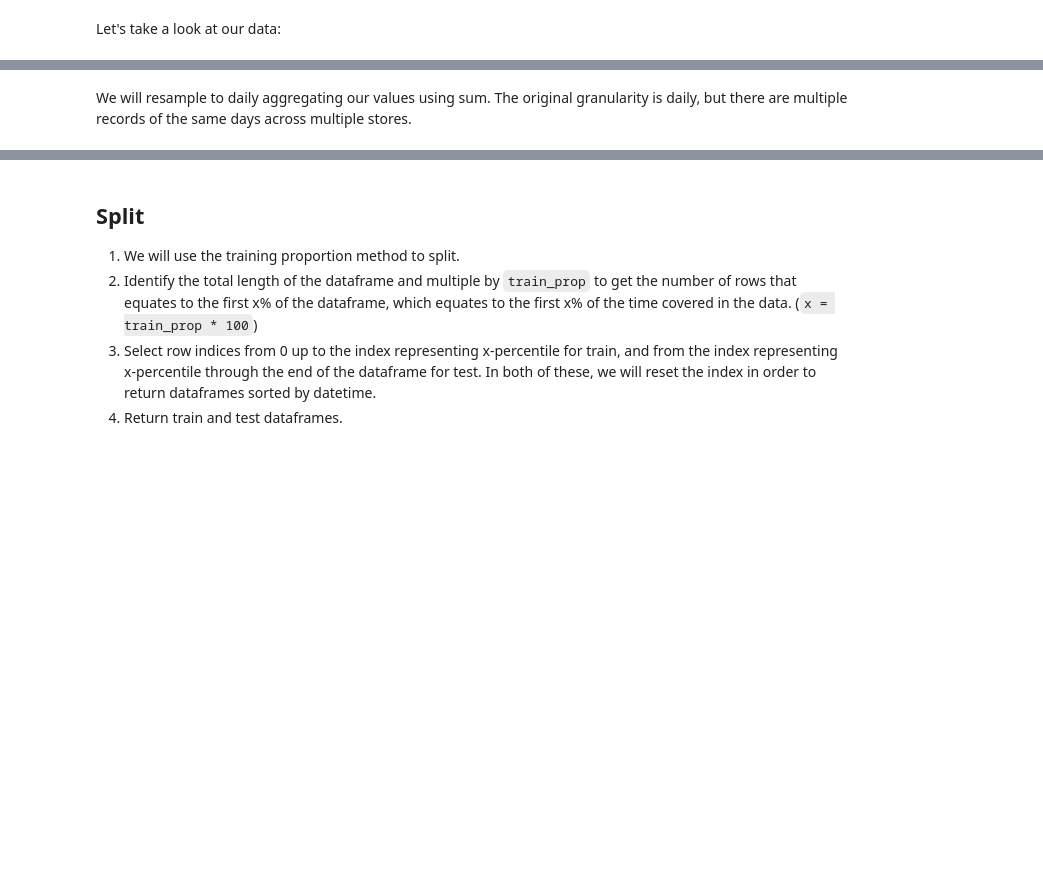
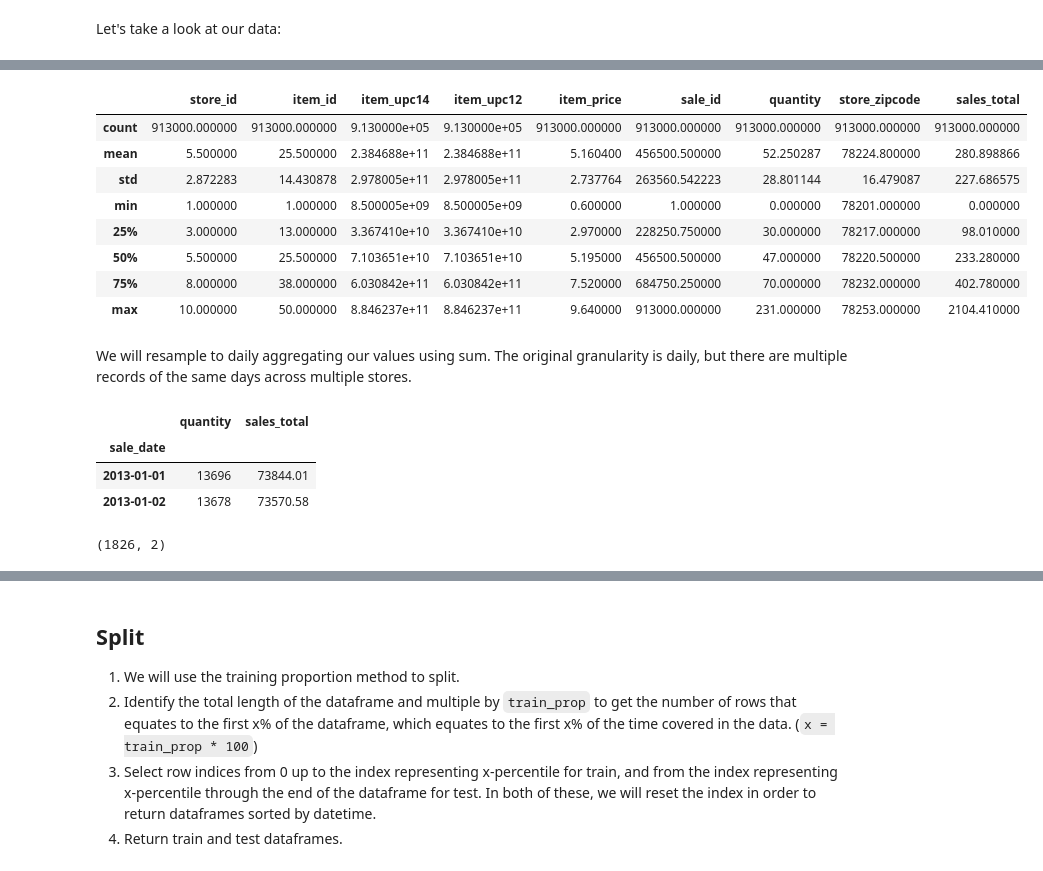
Before and after one commit to CodeupClassroom/pagel-time-series, a Jupyter notebook: forecasting_lesson.ipynb, the cells around one changed output, grey strips where cells are left out. Drawn from its saved outputs; the diff is of its cells as text; code cells hidden in the pictures; blank space fills up the shorter version.

```diff
--- a/forecasting_lesson.ipynb
+++ b/forecasting_lesson.ipynb
@@ -106,0 +125,14 @@ def prep_store_data(df):
+# %%
+def prep_store_data(df):
+    '''
+    Prepares raw store data for analysis and time series modeling.
+    '''
+    # convert the sale date to a datetime
+    df.sale_date = pd.to_datetime(df['sale_date'])
+    # make that value our index value
+    df = df.set_index('sale_date').sort_index()
+    #rename any messy columns that could get confusing:
+    df = df.rename(columns={'sale_amount': 'quantity'})
+    #engineer sales total by multiplying quantity by item price
+    df['sales_total'] = df.quantity * df.item_price
+    return df
@@ -115,2 +171,14 @@ Let's take a look at our data:
+# %%
+df.describe()
+# %% [output]
+|  | store_id | item_id | item_upc14 | item_upc12 | item_price | sale_id | quantity | store_zipcode | sales_total |
+| count | 913000.000000 | 913000.000000 | 9.130000e+05 | 9.130000e+05 | 913000.000000 | 913000.000000 | 913000.000000 | 913000.000000 | 913000.000000 |
+| mean | 5.500000 | 25.500000 | 2.384688e+11 | 2.384688e+11 | 5.160400 | 456500.500000 | 52.250287 | 78224.800000 | 280.898866 |
+| std | 2.872283 | 14.430878 | 2.978005e+11 | 2.978005e+11 | 2.737764 | 263560.542223 | 28.801144 | 16.479087 | 227.686575 |
+| min | 1.000000 | 1.000000 | 8.500005e+09 | 8.500005e+09 | 0.600000 | 1.000000 | 0.000000 | 78201.000000 | 0.000000 |
+| 25% | 3.000000 | 13.000000 | 3.367410e+10 | 3.367410e+10 | 2.970000 | 228250.750000 | 30.000000 | 78217.000000 | 98.010000 |
+| 50% | 5.500000 | 25.500000 | 7.103651e+10 | 7.103651e+10 | 5.195000 | 456500.500000 | 47.000000 | 78220.500000 | 233.280000 |
+| 75% | 8.000000 | 38.000000 | 6.030842e+11 | 6.030842e+11 | 7.520000 | 684750.250000 | 70.000000 | 78232.000000 | 402.780000 |
+| max | 10.000000 | 50.000000 | 8.846237e+11 | 8.846237e+11 | 9.640000 | 913000.000000 | 231.000000 | 78253.000000 | 2104.410000 |
 # %% [markdown]
 We will resample to daily aggregating our values using sum. The original granularity is daily, but there are multiple records of the same days across multiple stores.
@@ -120,0 +188,11 @@ We will resample to daily aggregating our values using sum. The original granula
+# %%
+df_resampled.head(2)
+# %% [output]
+|  | quantity | sales_total |
+| sale_date |  |  |
+| 2013-01-01 | 13696 | 73844.01 |
+| 2013-01-02 | 13678 | 73570.58 |
+# %%
+df_resampled.shape
+# %% [output]
+(1826, 2)
```
Also changed, not shown: parts of 76 cells of this notebook.
